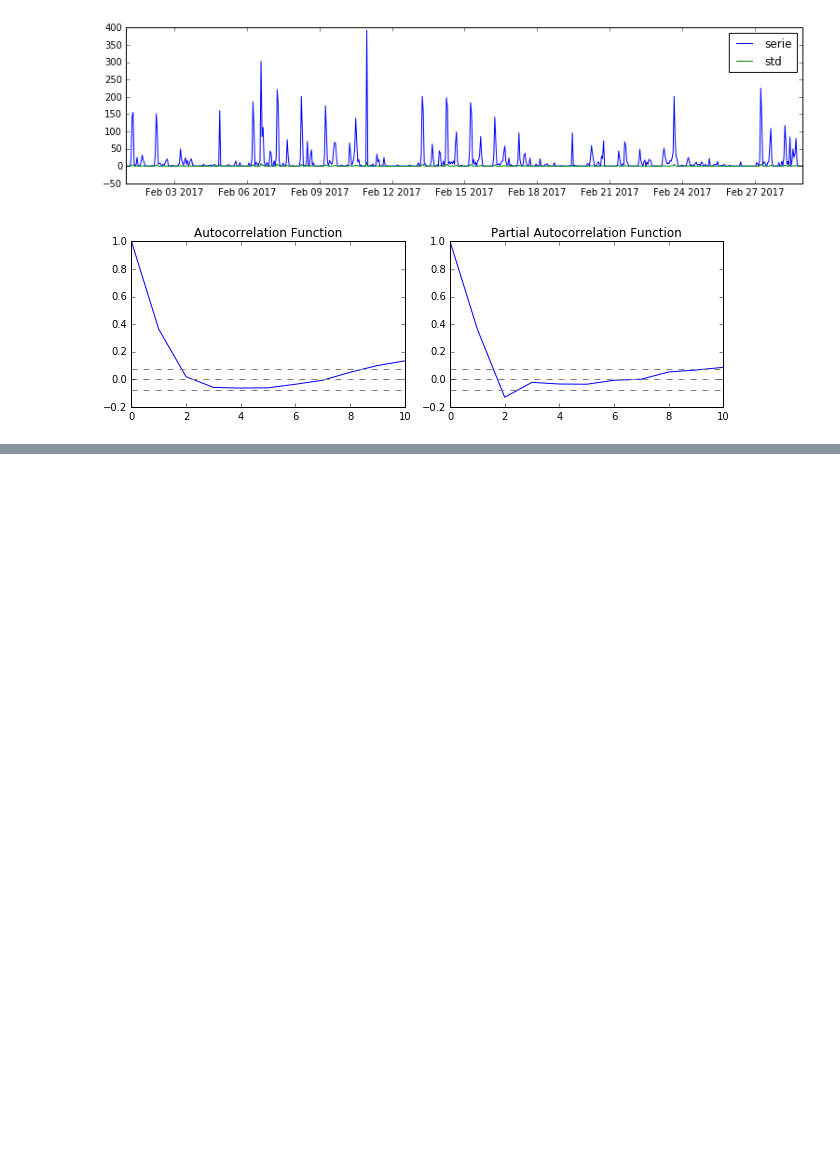
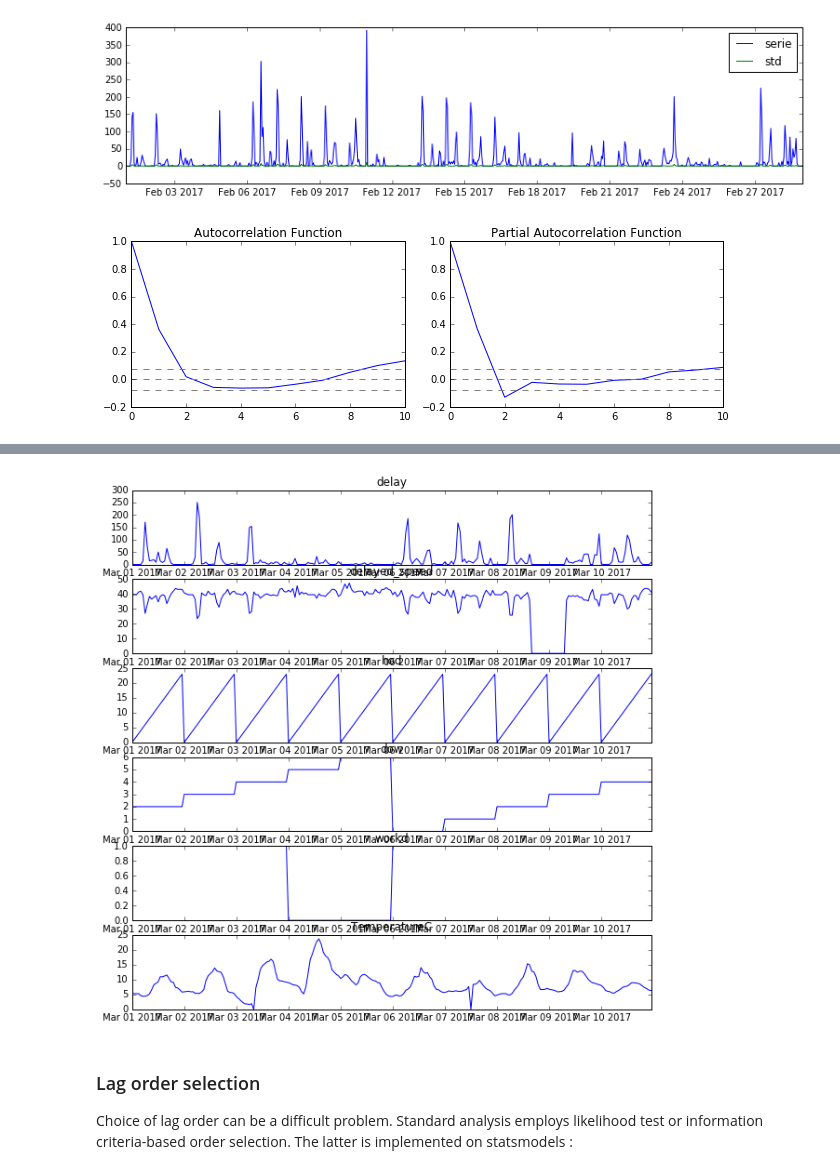
Before and after one commit to yhaddad/KaggleDojo, a Jupyter notebook: time_serie_regression.ipynb, the cells around one changed output, grey strips where cells are left out. Cells and saved outputs as stored; diff of their text form; code cells hidden in the pictures; blank space fills up the shorter version.

```diff
--- a/time_serie_regression.ipynb
+++ b/time_serie_regression.ipynb
@@ -606,0 +641,17 @@ plt.title('RSS: %.4f'% (sum((results_AR.fittedvalues-ts)**2)/ts.shape[0]) )
+# %%
+df["delay"]         = df["data.attrs.delay"]
+df["delayed_speed"] = df["data.attrs.delayed_average_speed"]
+df['workd']         = df['working_day'].astype(int)
+
+train_feat = [
+    'delay',
+    'delayed_speed',
+    'hod',
+    'dow',
+    "workd",
+    "TemperatureC",
+#     'Humidity'
+]
+df_train = df.loc["2017-03-01":"2017-03-10"][train_feat]
+df_valid = df.loc["2017-03-10":"2017-03-17"][train_feat]
+df_total = df.loc["2017-03-01":"2017-03-17"][train_feat]
@@ -606,0 +660,4 @@ plt.title('RSS: %.4f'% (sum((results_AR.fittedvalues-ts)**2)/ts.shape[0]) )
+# %%
+var_model = VAR(df_train)
+var_res   = var_model.fit(4)
+print var_res.summary()
@@ -606,0 +682,8 @@ plt.title('RSS: %.4f'% (sum((results_AR.fittedvalues-ts)**2)/ts.shape[0]) )
+# %%
+var_res.plot()
+# %% [output]
+[figure, added]
+# %% [markdown]
+### Lag order selection
+
+Choice of lag order can be a difficult problem. Standard analysis employs likelihood test or information criteria-based order selection. The latter is implemented on statsmodels :
```
Also changed, not shown: parts of 28 cells of this notebook, 1 other file.
